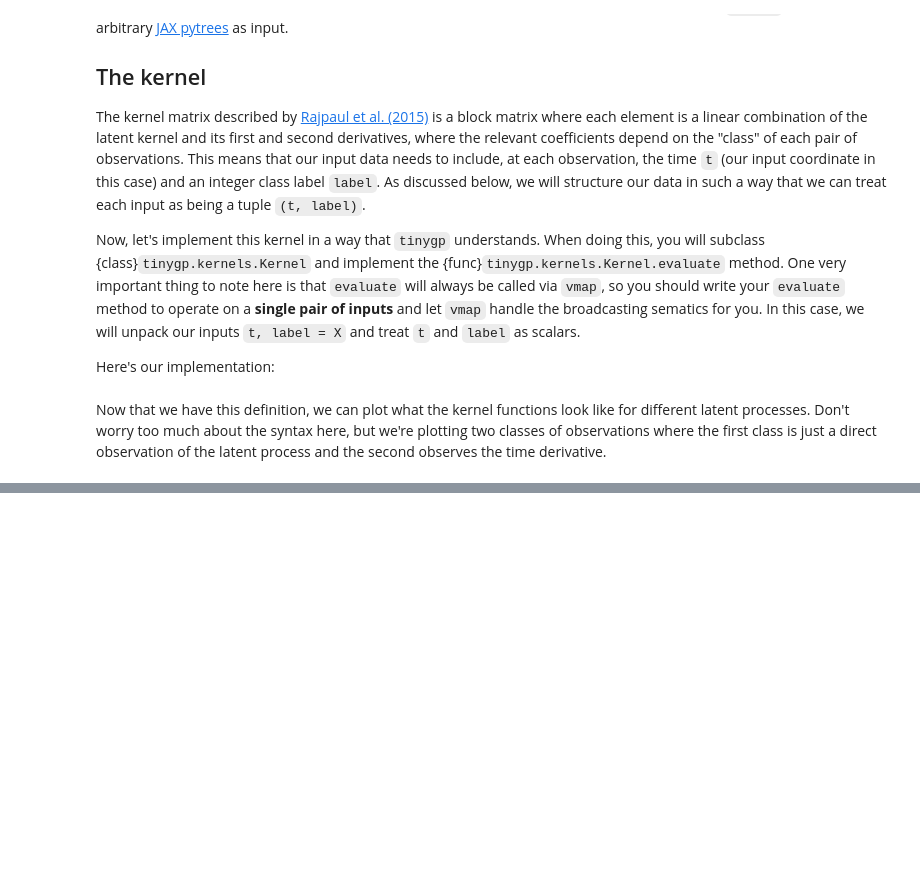
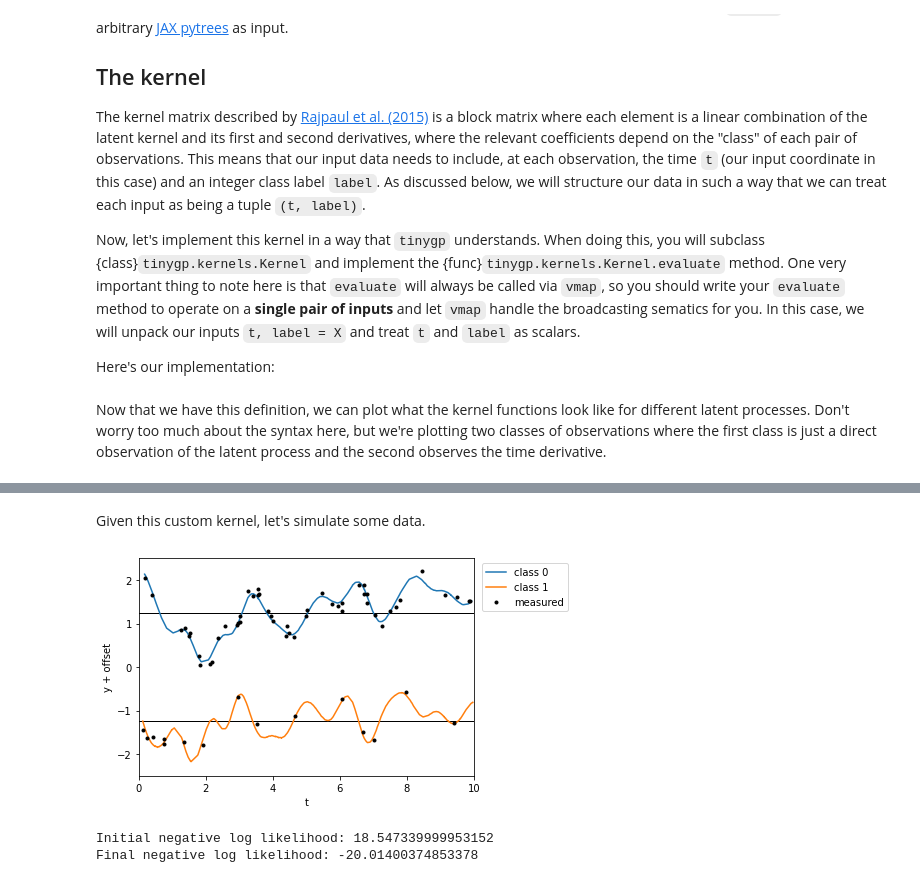
Before and after one commit to dfm/tinygp, a Jupyter notebook: docs/tutorials/custom-kernel.ipynb, the cells around one changed output, grey strips where cells are left out. Drawn from its saved outputs; the diff is of its cells as text; code cells hidden in the pictures; blank space fills up the shorter version.

Commit message:
kernels tutorial

```diff
--- a/docs/tutorials/custom-kernel.ipynb
+++ b/docs/tutorials/custom-kernel.ipynb
@@ -133,0 +142,37 @@ _ = plt.title("Quasiperiodic")
+# %% [markdown]
+Given this custom kernel, let's simulate some data.
+# %%
+latent_kernel = tinygp.kernels.ExpSquared(scale=1.5) * tinygp.kernels.ExpSineSquared(period=2.5, gamma=0.5)
+kernel = DerivativeKernel(latent_kernel, [1.0, 0.5], [-0.1, 0.3])
+
+random = np.random.default_rng(5678)
+t1 = np.sort(random.uniform(0, 10, 200))
+label1 = np.zeros_like(t1, dtype=int)
+t2 = np.sort(random.uniform(0, 10, 300))
+label2 = np.ones_like(t2, dtype=int)
+X = (np.append(t1, t2), np.append(label1, label2))
+
+gp = tinygp.GaussianProcess(kernel, X, diag=1e-5)
+y = gp.sample(jax.random.PRNGKey(1234))
+
+subset = np.append(random.integers(len(t1), size=50), len(t1) + random.integers(len(t2), size=15))
+X_obs = (X[0][subset], X[1][subset])
+y_obs = y[subset] + 0.1 * random.normal(size=len(subset))
+
+offset = 2.5
+
+plt.axhline(0.5 * offset, color="k", lw=1)
+plt.axhline(-0.5 * offset, color="k", lw=1)
+
+plt.plot(t1, y[:len(t1)] + 0.5 * offset, label="class 0")
+plt.plot(t2, y[len(t1):] - 0.5 * offset, label="class 1")
+
+plt.plot(X_obs[0], y_obs + offset * (0.5 - X_obs[1]), ".k", label="measured")
+
+plt.xlim(0, 10)
+plt.ylim(-offset, offset)
+plt.xlabel("t")
+plt.ylabel("y + offset")
+_ = plt.legend(bbox_to_anchor=(1.01, 1), loc="upper left")
+# %% [output]
+[figure, added]
@@ -133,0 +190,10 @@ _ = plt.title("Quasiperiodic")
+# %%
+from scipy.optimize import minimize
+
+init = jnp.array([np.log(1.5), np.log(2.5), 0.5, 1.0, 0.5, -0.1, 0.3, np.log(0.1)])
+print(f"Initial negative log likelihood: {loss(init)[0]}")
+soln = minimize(loss, init, jac=True)
+print(f"Final negative log likelihood: {soln.fun}")
+# %% [output]
+Initial negative log likelihood: 18.547339999953152
+Final negative log likelihood: -20.01400374853378
```
Also changed, not shown: parts of 5 cells of this notebook, 2 other files.
